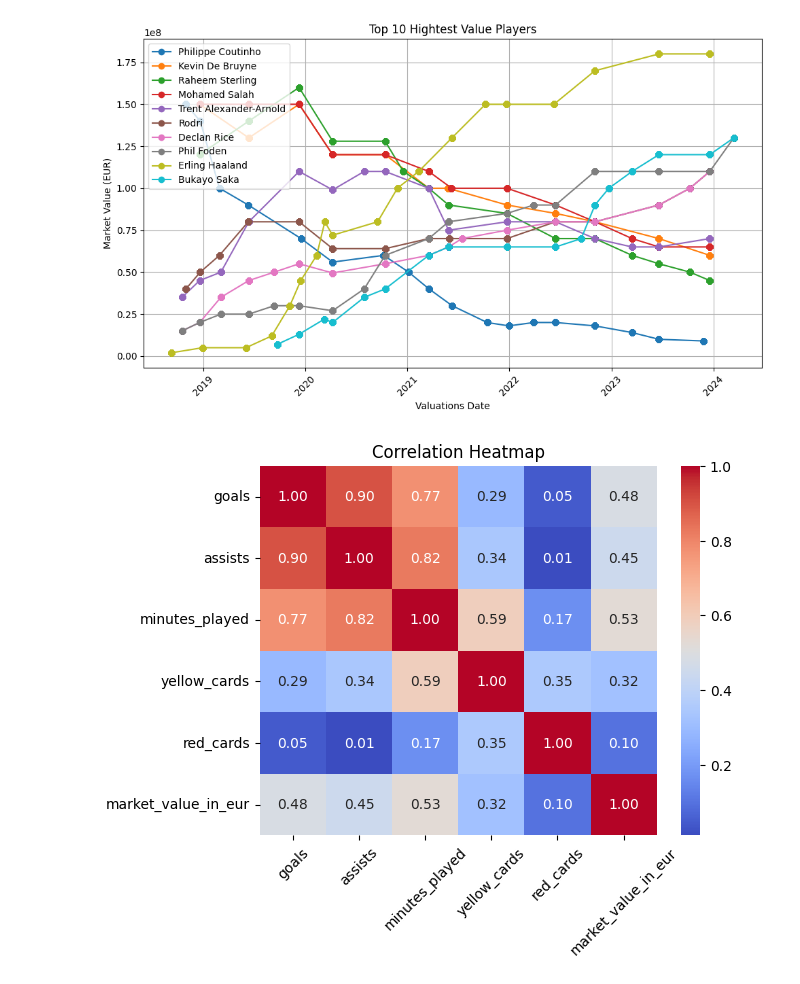
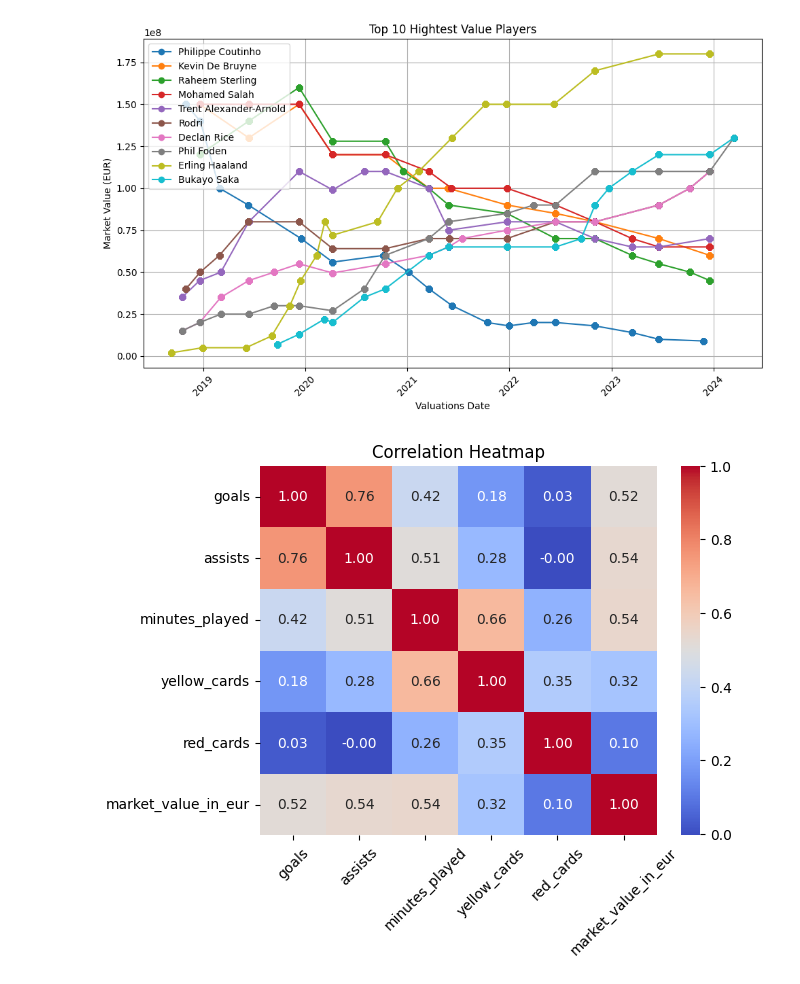
Before and after one commit to MijeongKim0533/PJ_Best_Combination, a Jupyter notebook: SY/240403.ipynb, the cells around one changed output. Cells and saved outputs as stored; diff of their text form; code cells hidden in the pictures.

```diff
--- a/SY/240403.ipynb
+++ b/SY/240403.ipynb
@@ -235,20 +235,23 @@ plt.show()
 # %% [output]
 [figure]
 # %%
+#DataFrame 새로 만들기
+df_plyaers_test = pd.DataFrame(df_players)
+
 # Goals, Assists, Minutes Played를 따로 구함
-df_players['goals'] = df_players.groupby('player_id')['goals'].transform('sum')
-df_players['assists'] = df_players.groupby('player_id')['assists'].transform('sum')
-df_players['minutes_played'] = df_players.groupby('player_id')['minutes_played'].transform('sum')
-df_players['yellow_cards'] = df_players.groupby('player_id')['yellow_cards'].transform('sum')
-df_players['red_cards'] = df_players.groupby('player_id')['red_cards'].transform('sum')
+df_plyaers_test['goals'] = df_players.groupby('player_id')['goals'].transform('sum')
+df_plyaers_test['assists'] = df_players.groupby('player_id')['assists'].transform('sum')
+df_plyaers_test['minutes_played'] = df_players.groupby('player_id')['minutes_played'].transform('sum')
+df_plyaers_test['yellow_cards'] = df_players.groupby('player_id')['yellow_cards'].transform('sum')
+df_plyaers_test['red_cards'] = df_players.groupby('player_id')['red_cards'].transform('sum')
 
 # 상관 계수 계산
-correlation_matrix = df_players[['goals', 'assists', 'minutes_played', 'yellow_cards', 'red_cards','market_value_in_eur']].corr()
+correlation_matrix = df_plyaers_test[['goals', 'assists', 'minutes_played', 'yellow_cards', 'red_cards','market_value_in_eur']].corr()
 
 # 히트맵 시각화
 sns.heatmap(correlation_matrix, annot=True, cmap='coolwarm', fmt=".2f")
 plt.title('Correlation Heatmap')
 plt.xticks(rotation=45)
 plt.show()
 # %% [output]
-[figure, old version]
+[figure, new version]
```
